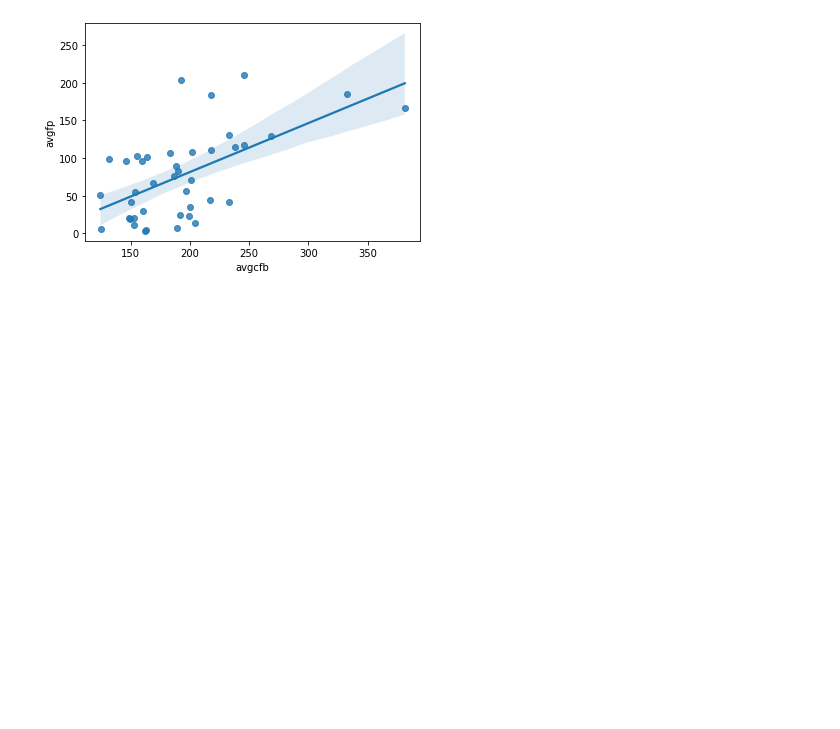
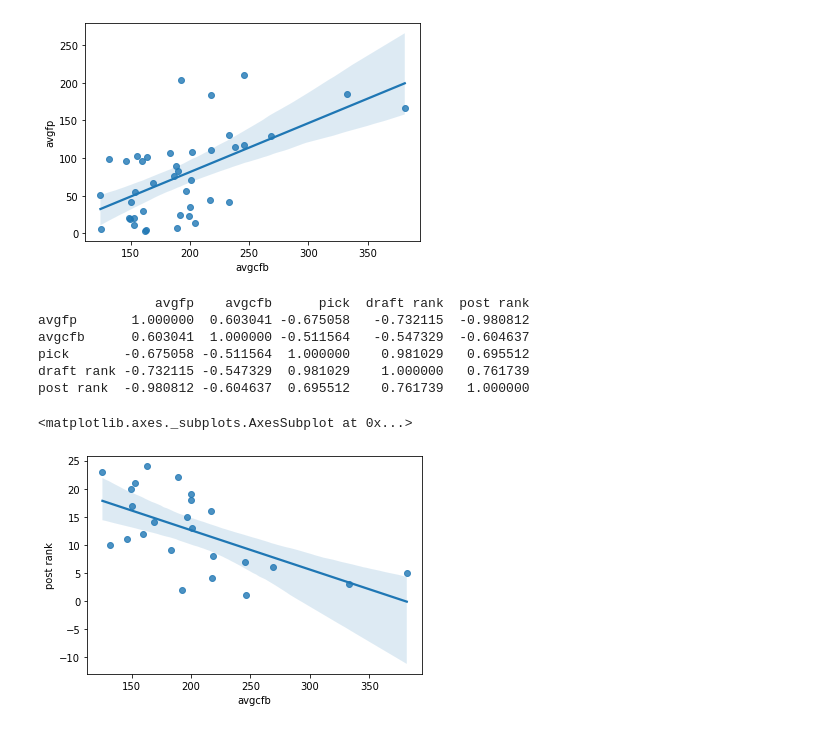
Before and after one commit to akulkarnii/nflmetrics, a Jupyter notebook: wr_test.ipynb, the cells around one changed output. Cells and saved outputs as stored; diff of their text form; code cells hidden in the pictures; blank space fills up the shorter version.

```diff
--- a/wr_test.ipynb
+++ b/wr_test.ipynb
@@ -62,3 +60,33 @@ sns.regplot(x='avgcfb', y='avgfp', data=data)
 # %% [output]
 <matplotlib.axes._subplots.AxesSubplot at 0x...>
 [figure]
+# %%
+import pandas as pd
+from sklearn.model_selection import train_test_split
+data = pd.read_csv('cfb_nfl_13.csv')
+
+data = data.drop(["player"], axis=1)
+data.drop(data[data["season"] != 2014].index, inplace = True)
+data = data.drop(["season"], axis=1)
+x = data['avgcfb']
+y = data['post rank']
+x_train, x_test, y_train, y_test = train_test_split(x, y, test_size=0.25, random_state=0)
+print(data.corr(method='pearson')) # Pearson's r - look at last row
+# %% [output]
+               avgfp    avgcfb      pick  draft rank  post rank
+avgfp       1.000000  0.603041 -0.675058   -0.732115  -0.980812
+avgcfb      0.603041  1.000000 -0.511564   -0.547329  -0.604637
+pick       -0.675058 -0.511564  1.000000    0.981029   0.695512
+draft rank -0.732115 -0.547329  0.981029    1.000000   0.761739
+post rank  -0.980812 -0.604637  0.695512    0.761739   1.000000
+# %%
+# Regression
+from sklearn.ensemble import RandomForestRegressor
+
+regressor = RandomForestRegressor()
+#x = x.values.reshape(-1, 1)
+regressor.fit(x, y)
+sns.regplot(x='avgcfb', y='post rank', data=data)
+# %% [output]
+<matplotlib.axes._subplots.AxesSubplot at 0x...>
+[figure, added]
```
Also changed, not shown: parts of 1 cell of this notebook.
